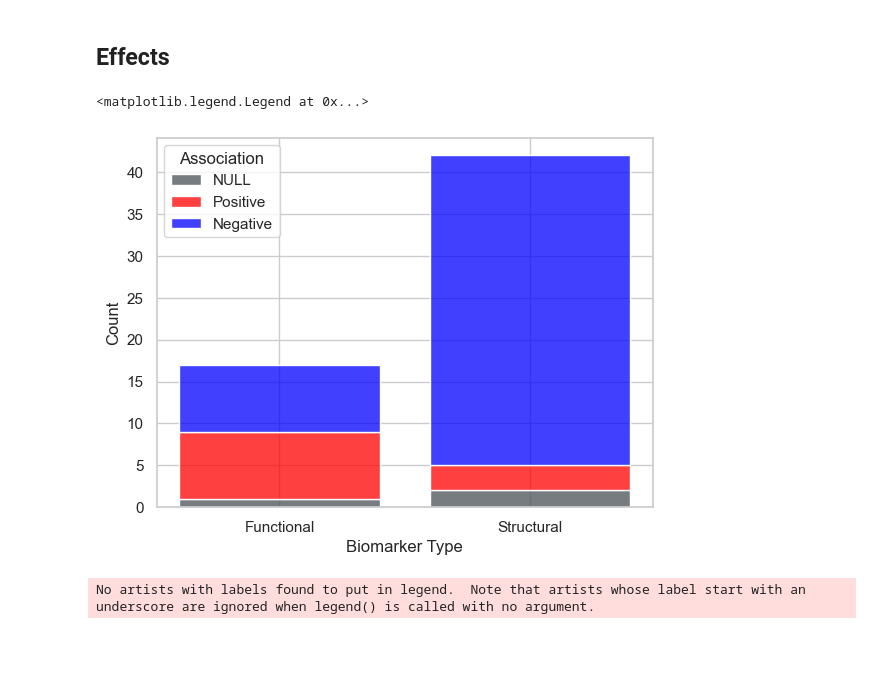
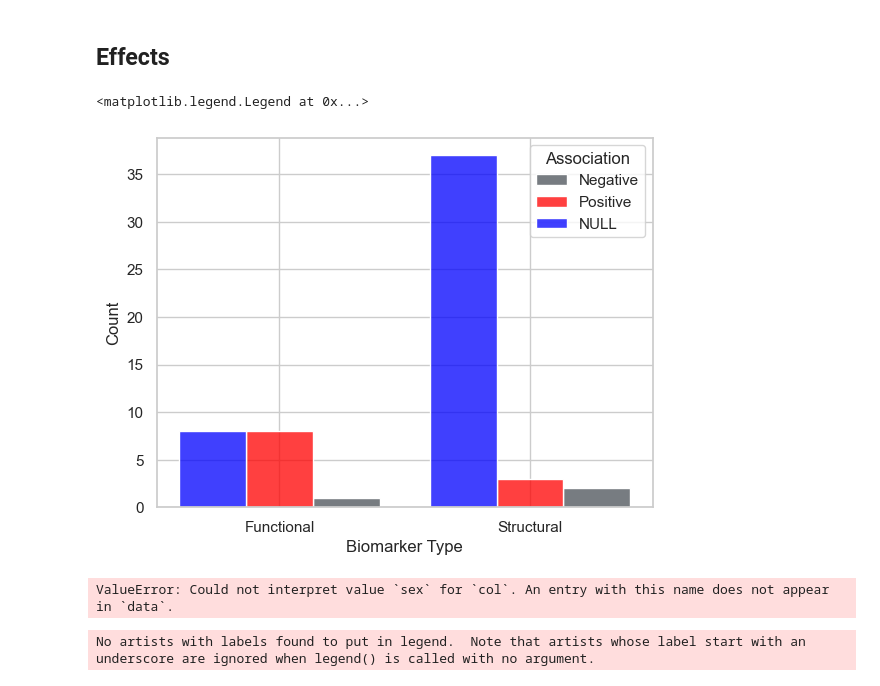
Before and after one commit to victoris93/p_factor_review, a Jupyter notebook: data_extraction.ipynb, the cells around one changed output. Cells and saved outputs as stored; diff of their text form; code cells hidden in the pictures; blank space fills up the shorter version.

```diff
--- a/data_extraction.ipynb
+++ b/data_extraction.ipynb
@@ -194,14 +194,25 @@ See the caveats in the documentation: https://pandas.pydata.org/pandas-docs/stab
 # %% [markdown]
 ## Effects
 # %%
+# `sns.histplot(data=df_associations_biomarkers, x='biomarker_type', hue='association', multiple='stack', palette=['#0000fe', '#ff0000', '#495057'], shrink=0.8)
 
-sns.histplot(data=df_associations_biomarkers, x='biomarker_type', hue='association', multiple='stack', palette=['#0000fe', '#ff0000', '#495057'], shrink=0.8)
 sns.set_theme(style="whitegrid")
+sns.histplot(data=df_associations_biomarkers, x="biomarker_type", hue="association", multiple="dodge", shrink=.8, palette=['#0000fe', '#ff0000', '#495057'])
 plt.xlabel('Biomarker Type')
-plt.legend(title='Association', labels=['NULL','Positive', 'Negative'])
+plt.legend(title='Association', labels=['Negative','Positive', 'NULL'])
 # %% [output]
 <matplotlib.legend.Legend at 0x...>
-[figure, old version]
+[figure, new version]
+# %%
+sns.set_theme(style="whitegrid")
+sns.catplot(
+    data=df_associations_biomarkers, x="biomarker_type", y="biomarker", col="sex",
+    kind="bar", height=4, aspect=.6,
+)
+plt.xlabel('Biomarker Type')
+# plt.legend(title='Association', labels=['Negative','Positive', 'NULL'])
+# %% [output]
+ValueError: Could not interpret value `sex` for `col`. An entry with this name does not appear in `data`.
 # %%
 df_datasets = expanded_df.drop_duplicates(subset=['citation', 'dataset', 'p_factor_dims'])
 # remove rows with nans in p_factor_dims
```
Also changed, not shown: parts of 1 cell of this notebook.
